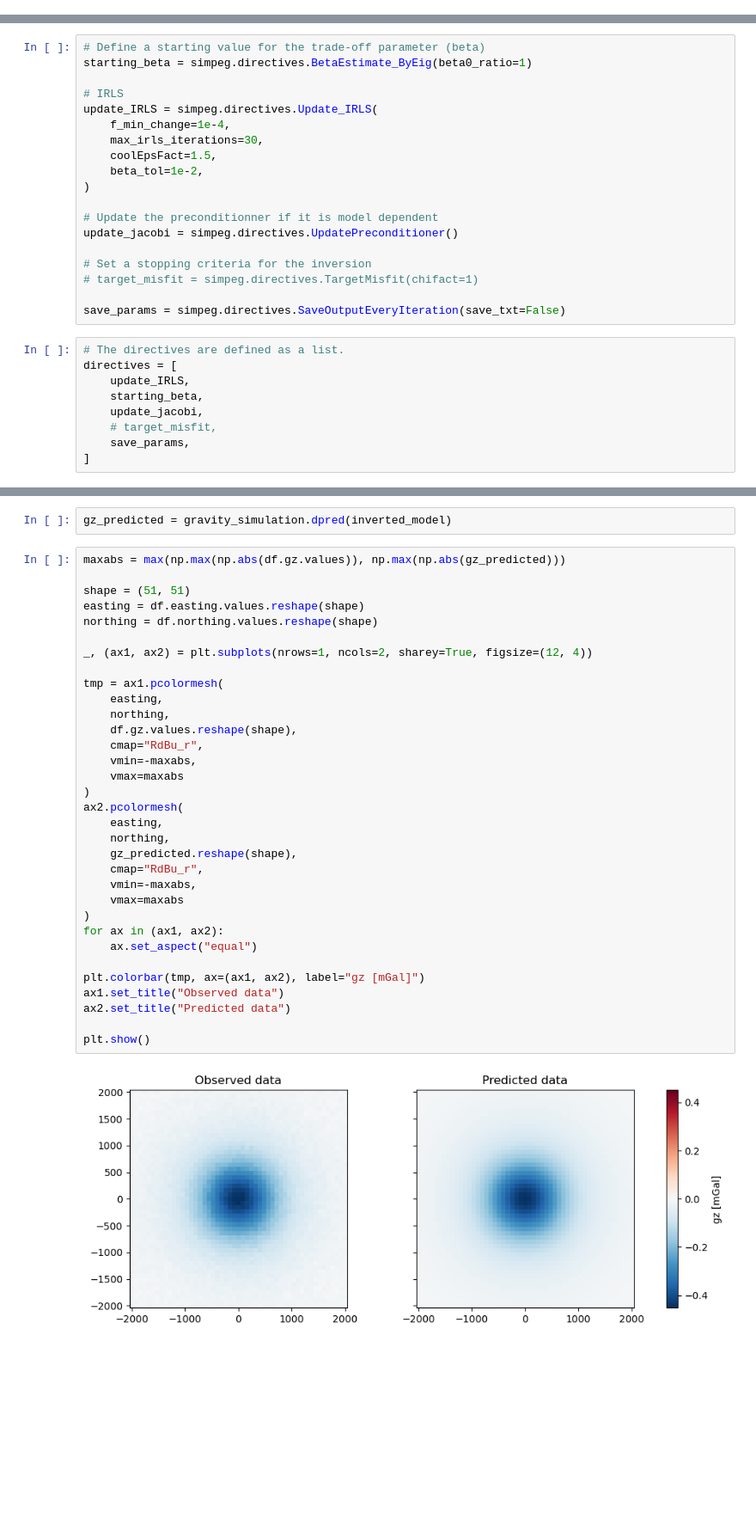
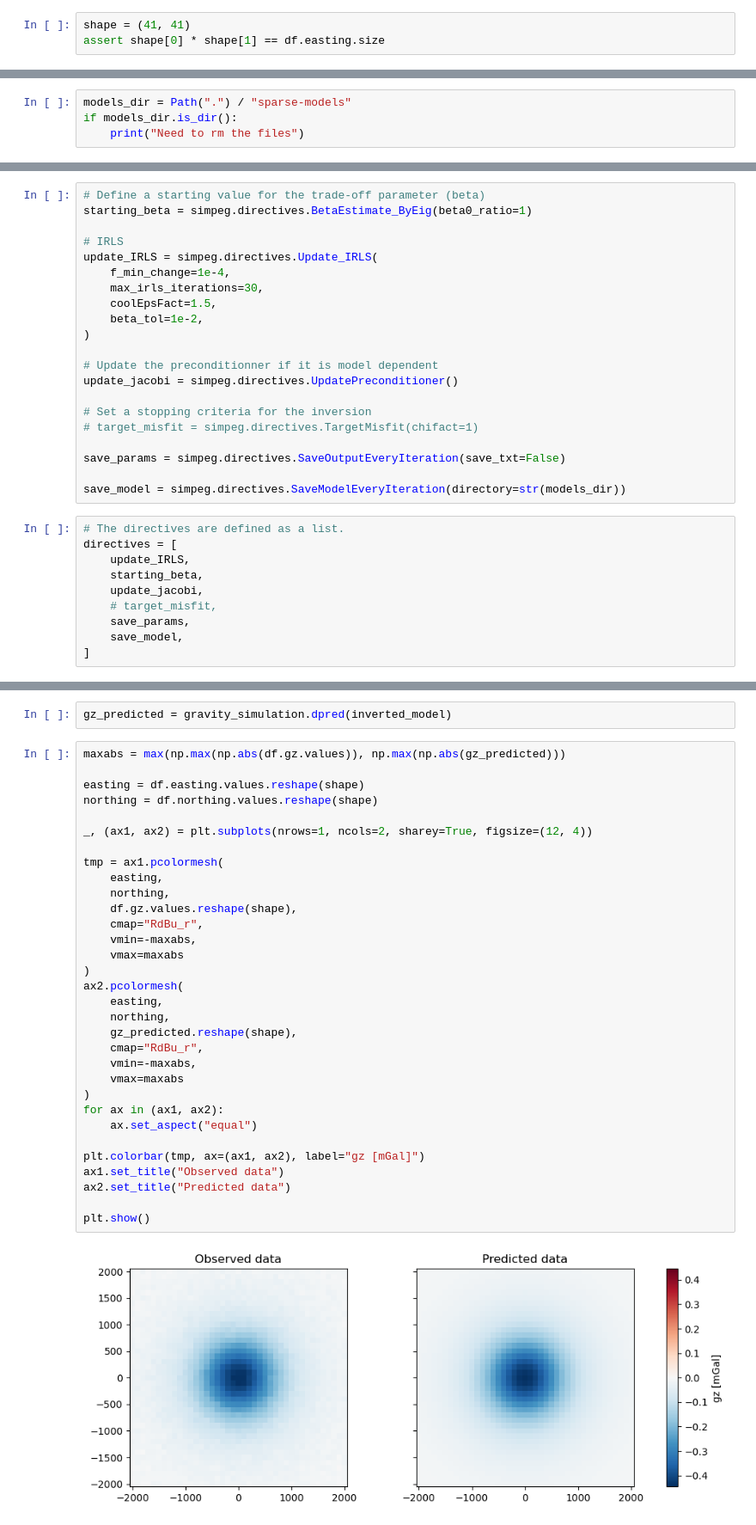
Before and after one commit to ubcgif/2024-aqgeo-potential-fields-tutorial, a Jupyter notebook: notebooks/inversion-sparse.ipynb, the cells around one changed output, grey strips where cells are left out. Shown at 86% size. Saved outputs shown, nothing was run; the diff lists cells and outputs as text; blank space fills up the shorter version.

```diff
--- a/notebooks/inversion-sparse.ipynb
+++ b/notebooks/inversion-sparse.ipynb
@@ -29,0 +33,3 @@ df
+# %%
+shape = (41, 41)
+assert shape[0] * shape[1] == df.easting.size
@@ -163,3 +190,7 @@ inverse_problem = simpeg.inverse_problem.BaseInvProblem(
 )
 # %% [markdown]
 Define directives
+# %%
+models_dir = Path(".") / "sparse-models"
+if models_dir.is_dir():
+    print("Need to rm the files")
@@ -182,6 +215,8 @@ update_jacobi = simpeg.directives.UpdatePreconditioner()
 # target_misfit = simpeg.directives.TargetMisfit(chifact=1)
 
 save_params = simpeg.directives.SaveOutputEveryIteration(save_txt=False)
+
+save_model = simpeg.directives.SaveModelEveryIteration(directory=str(models_dir))
 # %%
 # The directives are defined as a list.
 directives = [
@@ -190,6 +225,7 @@ directives = [
     update_jacobi,
     # target_misfit,
     save_params,
+    save_model,
 ]
 # %% [markdown]
 Define inversion
@@ -272,38 +291,37 @@ gz_predicted = gravity_simulation.dpred(inverted_model)
 # %%
 maxabs = max(np.max(np.abs(df.gz.values)), np.max(np.abs(gz_predicted)))
 
-shape = (51, 51)
 easting = df.easting.values.reshape(shape)
 northing = df.northing.values.reshape(shape)
 
 _, (ax1, ax2) = plt.subplots(nrows=1, ncols=2, sharey=True, figsize=(12, 4))
 
 tmp = ax1.pcolormesh(
     easting,
     northing,
     df.gz.values.reshape(shape),
     cmap="RdBu_r",
     vmin=-maxabs,
     vmax=maxabs
 )
 ax2.pcolormesh(
     easting,
     northing,
     gz_predicted.reshape(shape),
     cmap="RdBu_r",
     vmin=-maxabs,
     vmax=maxabs
 )
 for ax in (ax1, ax2):
     ax.set_aspect("equal")
 
 plt.colorbar(tmp, ax=(ax1, ax2), label="gz [mGal]")
 ax1.set_title("Observed data")
 ax2.set_title("Predicted data")
 
 plt.show()
 # %% [output]
-[figure, old version]
+[figure, new version]
 # %%
 diff = df.gz.values - gz_predicted
 maxabs = np.max(np.abs(diff))
```
Also changed, not shown: parts of 15 cells of this notebook, 5 other files.
